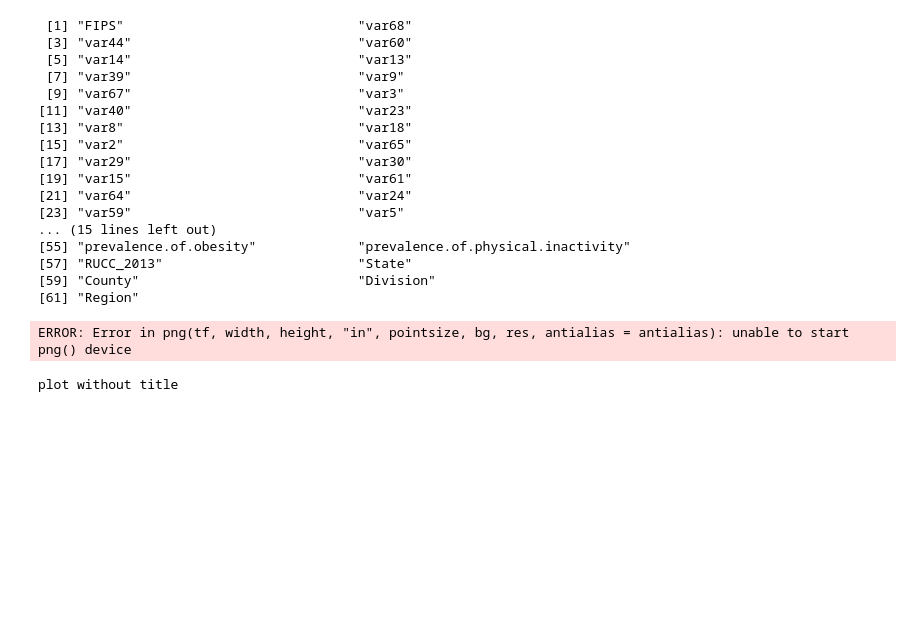
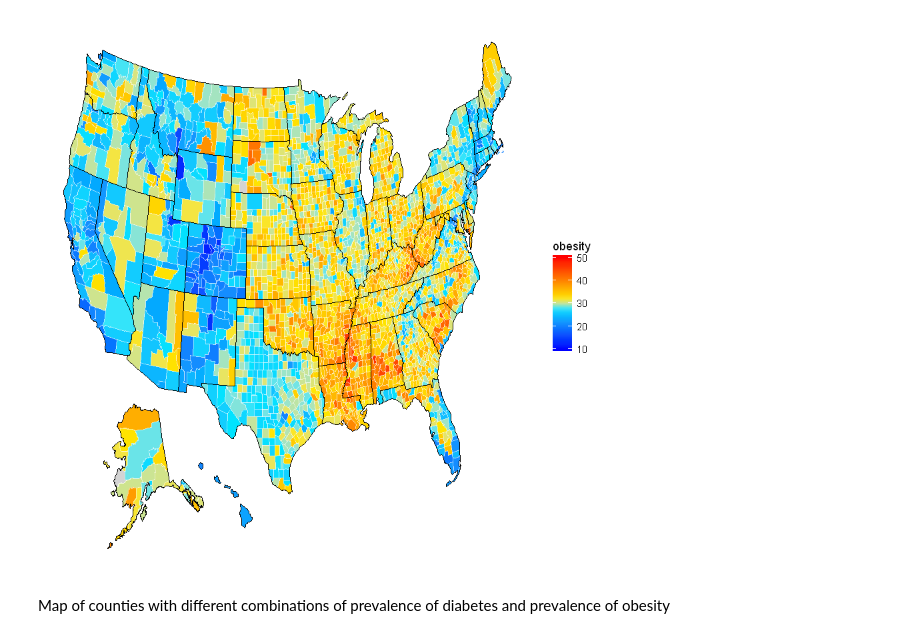
Before and after one commit to cathyxinxyz/Capstone_Project_1, a Jupyter notebook: Codes/Map.ipynb, the cells around one changed output. Saved outputs shown, nothing was run; the diff lists cells and outputs as text; code cells hidden in the pictures; blank space fills up the shorter version.

Commit message:
datasets and codes updated

```diff
--- a/Codes/Map.ipynb
+++ b/Codes/Map.ipynb
@@ -15,3 +32,9 @@ options(warn=-1)
+# %%
+county_df <- usmap::us_map(regions = "counties")
+state_df <- usmap::us_map()
 # %%
-url='https://raw.githubusercontent.com/cathyxinxyz/Capstone_Project_1/master/Datasets/Combined_data_new.csv'
+url='https://raw.githubusercontent.com/cathyxinxyz/Capstone_Project_1/master/Datasets/combined.csv'
 df <-read.csv(text=getURL(url), sep=',',header=T)
+# %%
+#function to transform FIPS codes to the format consistent with fips column of county_df
+transform<-function (x) {if (x<=9999) {paste('0',as.character(x),sep='')} else {as.character(x)}}
@@ -18 +94,27 @@ df <-read.csv(text=getURL(url), sep=',',header=T)
+# %%
+var<-'prevalence.of.obesity'
+var_name<-'obesity'
+df_sub<-subset(df, select = c("FIPS", var))
+colnames(df_sub)<-c('fips', var_name)
+df_sub$fips<-sapply(df_sub$fips, transform)
+
+choropleth <- full_join(county_df, df_sub, by = c('fips'))
+choropleth <- choropleth[!duplicated(choropleth$order), ]
+
+library(scales)
+
+p <-  ggplot(choropleth, aes(long, lat, group = group)) +
+          geom_polygon(aes(fill=obesity),colour = alpha("white", 1/2), size = 0.1)  +
+          geom_polygon(data = state_df, colour = "black", fill = NA) +
+          theme_void()
+
+sc<-scale_fill_gradientn(colours = colors_continuous, limits=c(10, 50), na.value='lightgrey')
+#sc<-scale_fill_manual(values = colors)
+p<-p+sc
+
+print (p)
+# %% [output]
+[figure, added]
+# %% [markdown]
+Map of counties with different combinations of prevalence of diabetes and prevalence of obesity
 # %%
@@ -29,26 +122,0 @@ Map<- function (df,var){
-# %%
-colnames(df)
-# %% [output]
- [1] "FIPS"                              "var68"
- [3] "var44"                             "var60"
- [5] "var14"                             "var13"
- [7] "var39"                             "var9"
- [9] "var67"                             "var3"
-[11] "var40"                             "var23"
-[13] "var8"                              "var18"
-[15] "var2"                              "var65"
-[17] "var29"                             "var30"
-[19] "var15"                             "var61"
-[21] "var64"                             "var24"
-[23] "var59"                             "var5"
-... (15 lines left out)
-[55] "prevalence.of.obesity"             "prevalence.of.physical.inactivity"
-[57] "RUCC_2013"                         "State"
-[59] "County"                            "Division"
-[61] "Region"
-# %%
-var<-'prevalence.of.diabetes'
-Map(df, var)
-# %% [output]
-ERROR: Error in png(tf, width, height, "in", pointsize, bg, res, antialias = antialias): unable to start png() device
-plot without title
```
Also changed, not shown: parts of 13 cells of this notebook, 38 other files.
